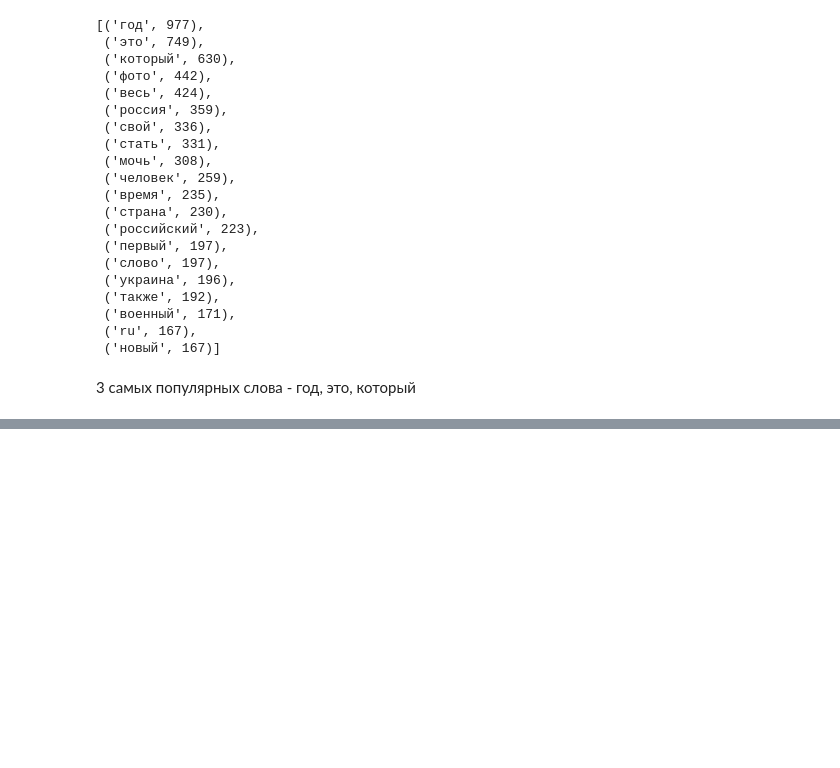
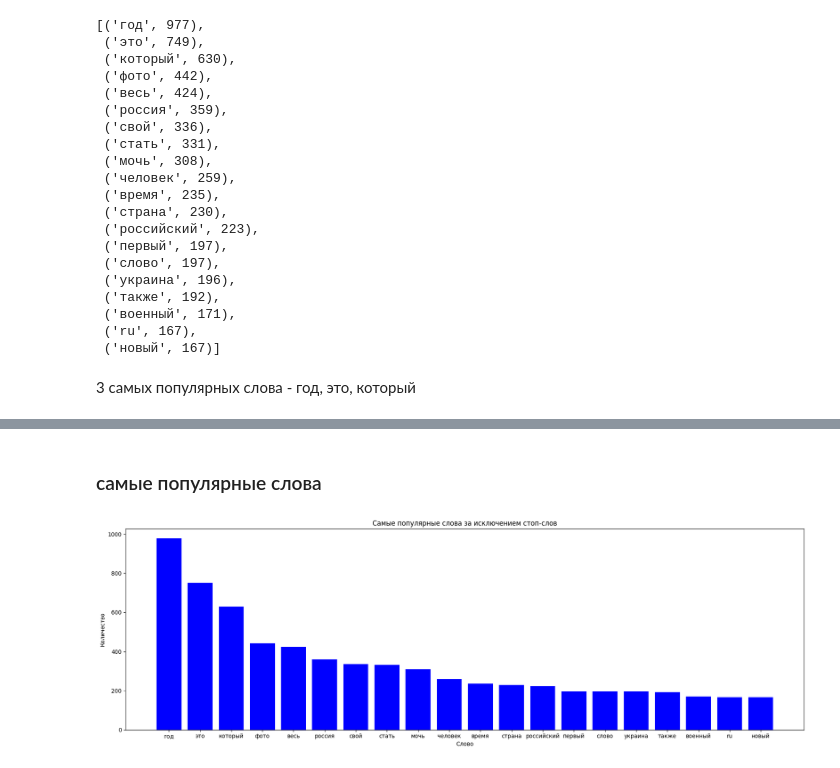
Before and after one commit to Kovibordy/parsi, a Jupyter notebook: task2.ipynb, the cells around one changed output, grey strips where cells are left out. Drawn from its saved outputs; the diff is of its cells as text; code cells hidden in the pictures; blank space fills up the shorter version.

```diff
--- a/task2.ipynb
+++ b/task2.ipynb
@@ -216,0 +240,15 @@ filtered_count.most_common(20)
+# %% [markdown]
+### самые популярные слова
+# %%
+words = [pair[0] for pair in filtered_count.most_common(20)]
+counter = [pair[1] for pair in filtered_count.most_common(20)]
+
+plt.figure(figsize=(18, 6))
+plt.bar(words, counter, color = 'blue')
+plt.title("Самые популярные слова за исключением стоп-слов")
+plt.ylabel("Количество")
+plt.xlabel("Слово")
+plt.tight_layout()
+plt.show()
+# %% [output]
+[figure, added]
```
Also changed, not shown: parts of 3 cells of this notebook.
